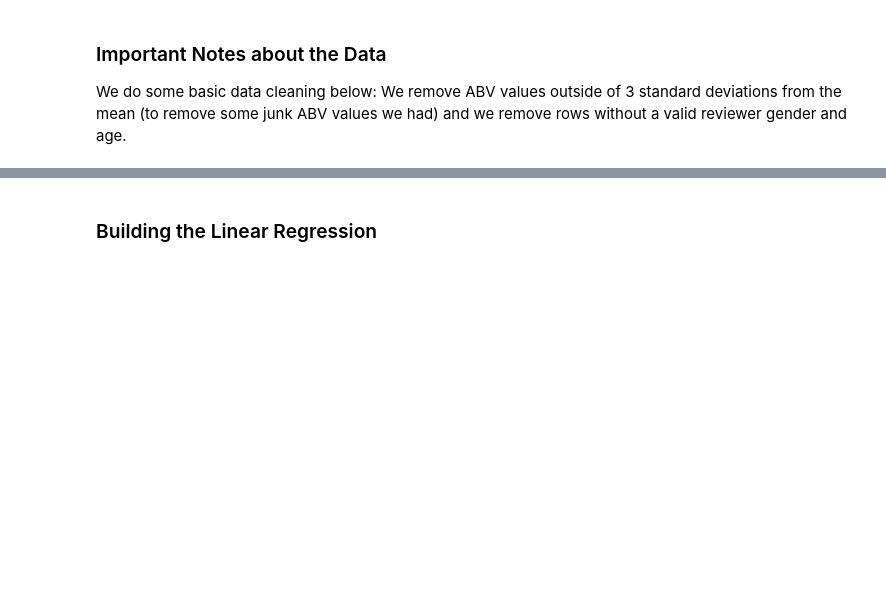
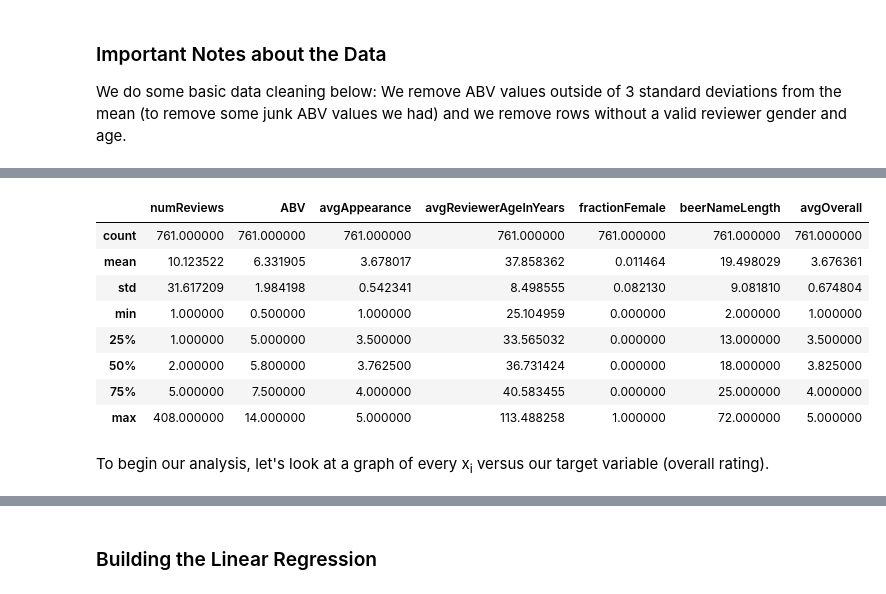
Before and after one commit to katiegrosch/beer-data-analysis, a Jupyter notebook: BeerRatingsAnalysis.ipynb, the cells around one changed output, grey strips where cells are left out. Cells and saved outputs as stored; diff of their text form; code cells hidden in the pictures; blank space fills up the shorter version.

```diff
--- a/BeerRatingsAnalysis.ipynb
+++ b/BeerRatingsAnalysis.ipynb
@@ -93 +95,43 @@ To begin our analysis, let's look at a graph of every x<sub>i</sub> versus our t
+# %%
+df['beerNameLength'] = pd.Series([len(x) for x in df['beer/name']], index=df.index)
+
+beer_abv = dict()
+beer_overall = defaultdict(list)
+beer_appearance = defaultdict(list)
+reviewer_ages = defaultdict(list)
+reviewer_genders = defaultdict(list)
+for index, row in df.iterrows():
+    name = row['beer/name']
+    beer_abv[name] = row['ABV']  # Will overwrite, but same values
+    beer_overall[name].append(row['overall'])
+    beer_appearance[name].append(row['appearance'])
+    reviewer_ages[name].append(row['reviewerAgeInSeconds'])
+    reviewer_genders[name].append(0.0 if row['gender'].startswith("M") else 1.0)
+names = sorted(set(df['beer/name']))
+
+combined = {
+    'beerName': names,
+    'numReviews': [len(beer_overall[name]) for name in names],
+    'ABV': [beer_abv[name] for name in names],
+    'avgAppearance': [np.mean(beer_appearance[name]) for name in names],
+    'avgReviewerAgeInYears': [np.mean(reviewer_ages[name]) / 31557600 for name in names],
+    'fractionFemale': [np.mean(reviewer_genders[name]) for name in names],
+    'beerNameLength': [len(name) for name in names],
+    'avgOverall': [np.mean(beer_overall[name]) for name in names]
+}
+
+df = pd.DataFrame(combined)
+df.describe()
+# %% [output]
+|  | numReviews | ABV | avgAppearance | avgReviewerAgeInYears | fractionFemale | beerNameLength | avgOverall |
+| count | 761.000000 | 761.000000 | 761.000000 | 761.000000 | 761.000000 | 761.000000 | 761.000000 |
+| mean | 10.123522 | 6.331905 | 3.678017 | 37.858362 | 0.011464 | 19.498029 | 3.676361 |
+| std | 31.617209 | 1.984198 | 0.542341 | 8.498555 | 0.082130 | 9.081810 | 0.674804 |
+| min | 1.000000 | 0.500000 | 1.000000 | 25.104959 | 0.000000 | 2.000000 | 1.000000 |
+| 25% | 1.000000 | 5.000000 | 3.500000 | 33.565032 | 0.000000 | 13.000000 | 3.500000 |
+| 50% | 2.000000 | 5.800000 | 3.762500 | 36.731424 | 0.000000 | 18.000000 | 3.825000 |
+| 75% | 5.000000 | 7.500000 | 4.000000 | 40.583455 | 0.000000 | 25.000000 | 4.000000 |
+| max | 408.000000 | 14.000000 | 5.000000 | 113.488258 | 1.000000 | 72.000000 | 5.000000 |
+# %% [markdown]
+To begin our analysis, let's look at a graph of every x<sub>i</sub> versus our target variable (overall rating).
 # %%
```
Also changed, not shown: parts of 12 cells of this notebook.
